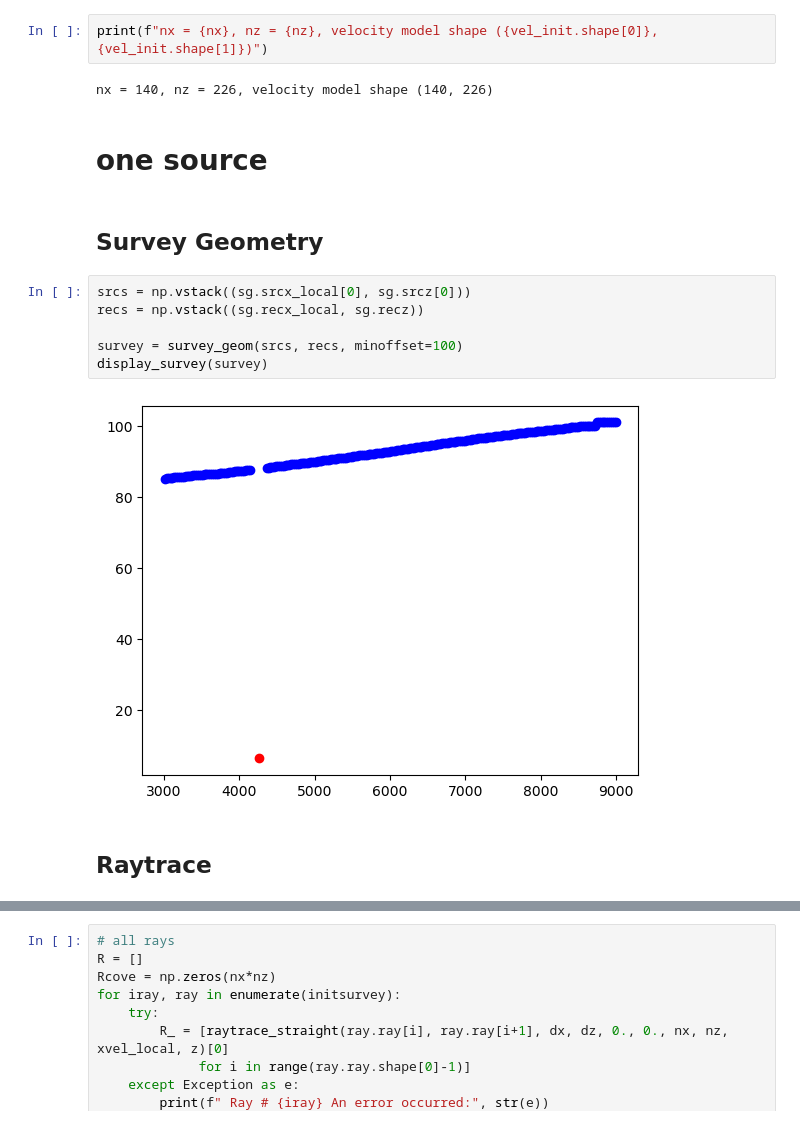
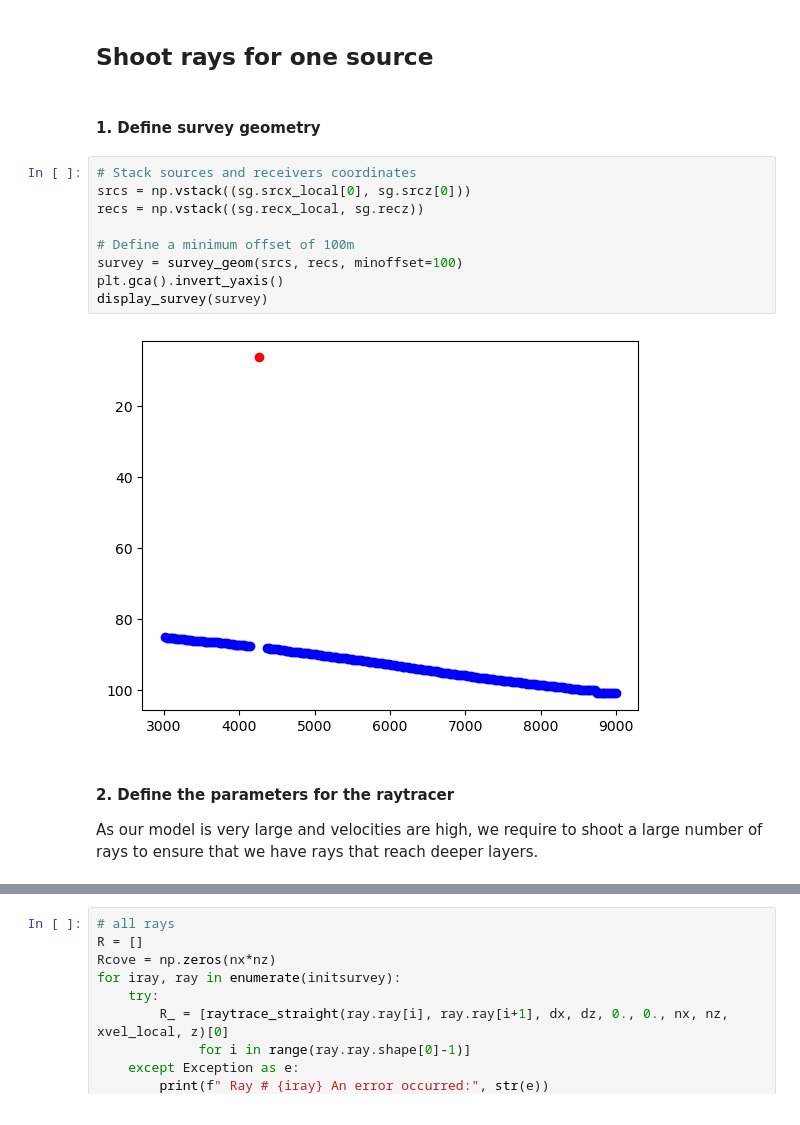
Before and after one commit to Amnah2020/RefrTomo, a Jupyter notebook: notebooks/Rayshooting_Volve.ipynb, the cells around one changed output, grey strips where cells are left out. Drawn from its saved outputs; the diff is of its cells as text.

```diff
--- a/notebooks/Rayshooting_Volve.ipynb
+++ b/notebooks/Rayshooting_Volve.ipynb
@@ -174,20 +179,21 @@ nz = len(z)
-# %%
-print(f"nx = {nx}, nz = {nz}, velocity model shape ({vel_init.shape[0]}, {vel_init.shape[1]})")
-# %% [output]
-nx = 140, nz = 226, velocity model shape (140, 226)
 # %% [markdown]
-# one source
+## Shoot rays for one source
 # %% [markdown]
-## Survey Geometry
+#### 1. Define survey geometry
 # %%
+# Stack sources and receivers coordinates
 srcs = np.vstack((sg.srcx_local[0], sg.srcz[0]))
 recs = np.vstack((sg.recx_local, sg.recz))
 
+# Define a minimum offset of 100m
 survey = survey_geom(srcs, recs, minoffset=100)
+plt.gca().invert_yaxis()
 display_survey(survey)
 # %% [output]
-[figure, old version]
+[figure, new version]
 # %% [markdown]
-## Raytrace
+#### 2. Define the parameters for the raytracer
+
+As our model is very large and velocities are high, we require to shoot a large number of rays to ensure that we have rays that reach deeper layers.
 # %%
 # Lenght and steps of rays
```
Also changed, not shown: parts of 28 cells of this notebook.
